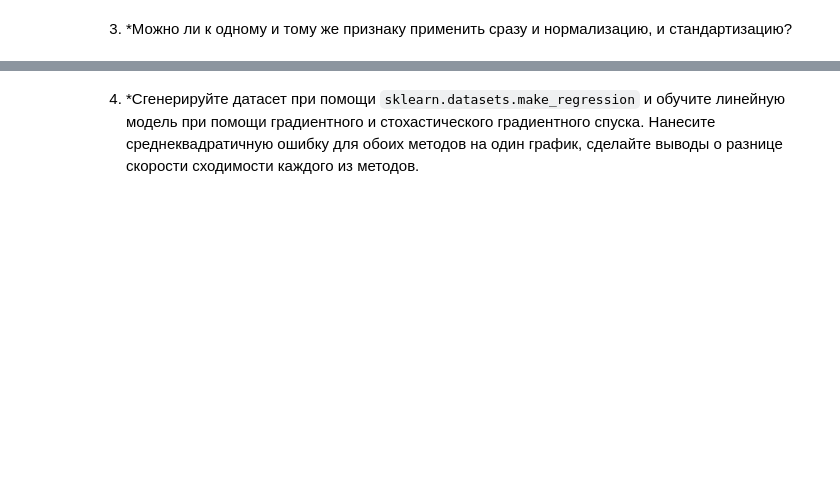
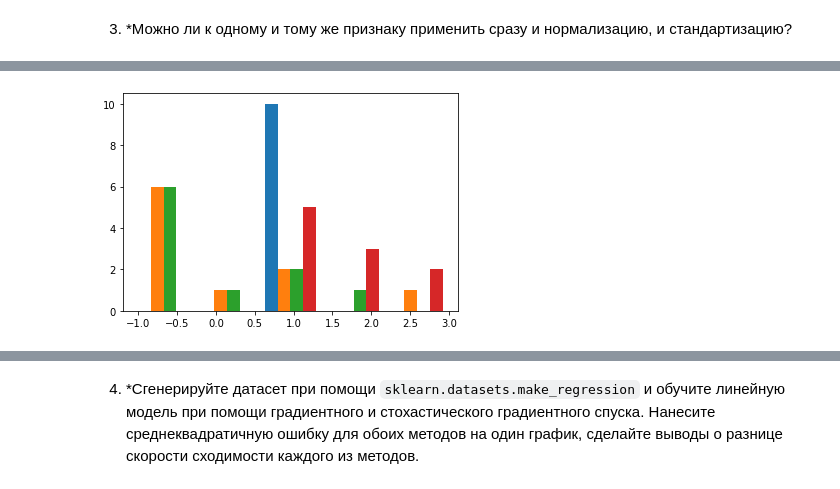
Before and after one commit to AndreiBazhenau/gb, a Jupyter notebook: algorithms_analysis/hw_2.ipynb, the cells around one changed output, grey strips where cells are left out. Cells and saved outputs as stored; diff of their text form; code cells hidden in the pictures; blank space fills up the shorter version.

```diff
--- a/algorithms_analysis/hw_2.ipynb
+++ b/algorithms_analysis/hw_2.ipynb
@@ -178,2 +185,14 @@ Final MSE: 849.5444537129667
 # %% [markdown]
 3. *Можно ли к одному и тому же признаку применить сразу и нормализацию, и стандартизацию?
+# %%
+# стандартизируем 2-й и 3-й признаки с изменением типа на float
+X_st = X.copy().astype(np.float64)
+X_norm = X.copy().astype(np.float64)
+X_st[:, 1] = standart_scale(X_st[:, 1])
+X_st[:, 2] = standart_scale(X_st[:, 2])
+print(X_st)
+
+# нормализуем стандартизированные 2-й и 3-й признаки
+X_norm[:, 1] = normal_scale(X_st[:, 1])
+X_norm[:, 2] = normal_scale(X_st[:, 2])
+X_norm
@@ -179,0 +220,4 @@ Final MSE: 849.5444537129667
+# %%
+plt.hist(X_st, bins=5);
+# %% [output]
+[figure, added]
```
Also changed, not shown: parts of 16 cells of this notebook.
